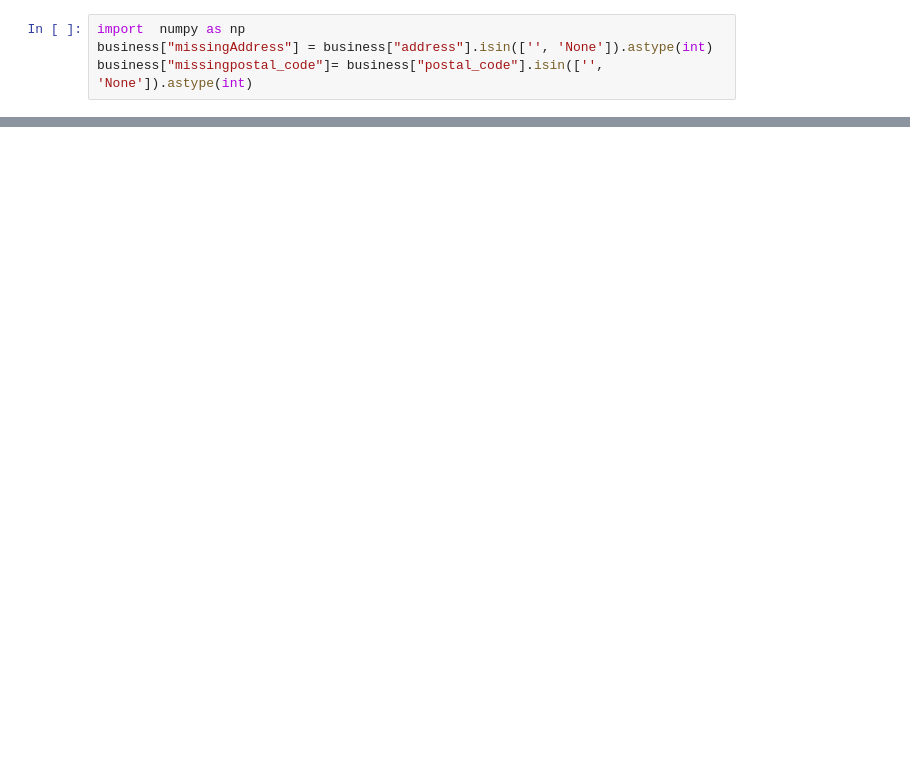
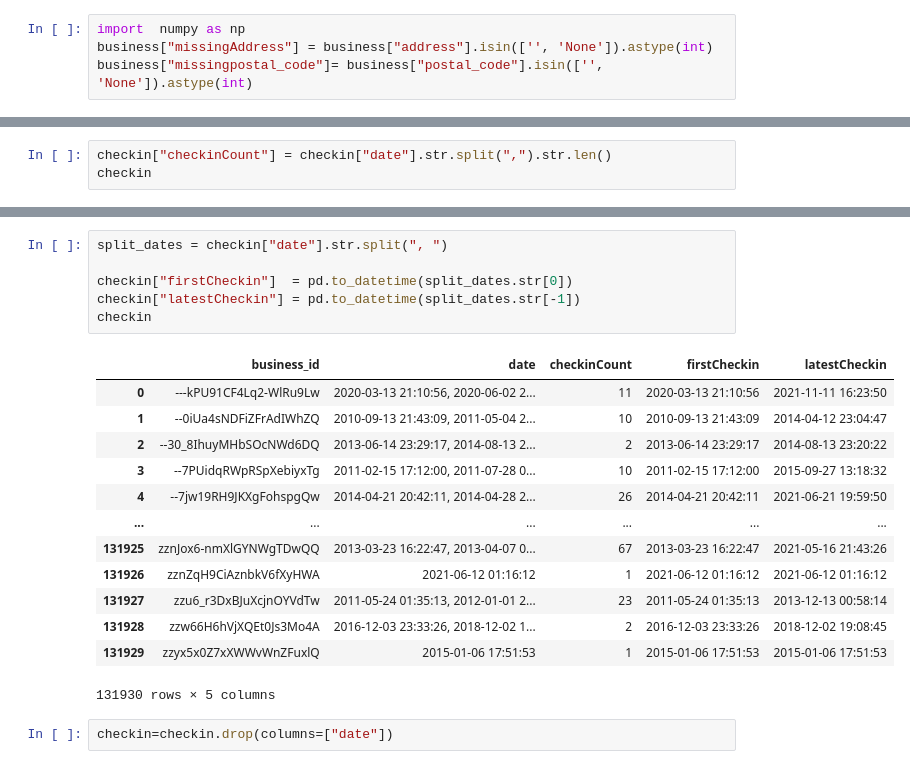
Before and after one commit to suspicious-candy/Restaurant_Rec, a Jupyter notebook: data-explorer.ipynb, the cells around one changed output, grey strips where cells are left out. Saved outputs shown, nothing was run; the diff lists cells and outputs as text; blank space fills up the shorter version.

```diff
--- a/data-explorer.ipynb
+++ b/data-explorer.ipynb
@@ -166,0 +182,3 @@ business["categories"].value_counts().reset_index().sort_values("count",ascendin
+# %%
+checkin["checkinCount"] = checkin["date"].str.split(",").str.len()
+checkin
@@ -166,0 +199,22 @@ business["categories"].value_counts().reset_index().sort_values("count",ascendin
+# %%
+split_dates = checkin["date"].str.split(", ")
+
+checkin["firstCheckin"]  = pd.to_datetime(split_dates.str[0])
+checkin["latestCheckin"] = pd.to_datetime(split_dates.str[-1])
+checkin
+# %% [output]
+|  | business_id | date | checkinCount | firstCheckin | latestCheckin |
+| 0 | ---kPU91CF4Lq2-WlRu9Lw | 2020-03-13 21:10:56, 2020-06-02 2... | 11 | 2020-03-13 21:10:56 | 2021-11-11 16:23:50 |
+| 1 | --0iUa4sNDFiZFrAdIWhZQ | 2010-09-13 21:43:09, 2011-05-04 2... | 10 | 2010-09-13 21:43:09 | 2014-04-12 23:04:47 |
+| 2 | --30_8IhuyMHbSOcNWd6DQ | 2013-06-14 23:29:17, 2014-08-13 2... | 2 | 2013-06-14 23:29:17 | 2014-08-13 23:20:22 |
+| 3 | --7PUidqRWpRSpXebiyxTg | 2011-02-15 17:12:00, 2011-07-28 0... | 10 | 2011-02-15 17:12:00 | 2015-09-27 13:18:32 |
+| 4 | --7jw19RH9JKXgFohspgQw | 2014-04-21 20:42:11, 2014-04-28 2... | 26 | 2014-04-21 20:42:11 | 2021-06-21 19:59:50 |
+| ... | ... | ... | ... | ... | ... |
+| 131925 | zznJox6-nmXlGYNWgTDwQQ | 2013-03-23 16:22:47, 2013-04-07 0... | 67 | 2013-03-23 16:22:47 | 2021-05-16 21:43:26 |
+| 131926 | zznZqH9CiAznbkV6fXyHWA | 2021-06-12 01:16:12 | 1 | 2021-06-12 01:16:12 | 2021-06-12 01:16:12 |
+| 131927 | zzu6_r3DxBJuXcjnOYVdTw | 2011-05-24 01:35:13, 2012-01-01 2... | 23 | 2011-05-24 01:35:13 | 2013-12-13 00:58:14 |
+| 131928 | zzw66H6hVjXQEt0Js3Mo4A | 2016-12-03 23:33:26, 2018-12-02 1... | 2 | 2016-12-03 23:33:26 | 2018-12-02 19:08:45 |
+| 131929 | zzyx5x0Z7xXWWvWnZFuxlQ | 2015-01-06 17:51:53 | 1 | 2015-01-06 17:51:53 | 2015-01-06 17:51:53 |
+131930 rows × 5 columns
+# %%
+checkin=checkin.drop(columns=["date"])
```
Also changed, not shown: parts of 42 cells of this notebook.
